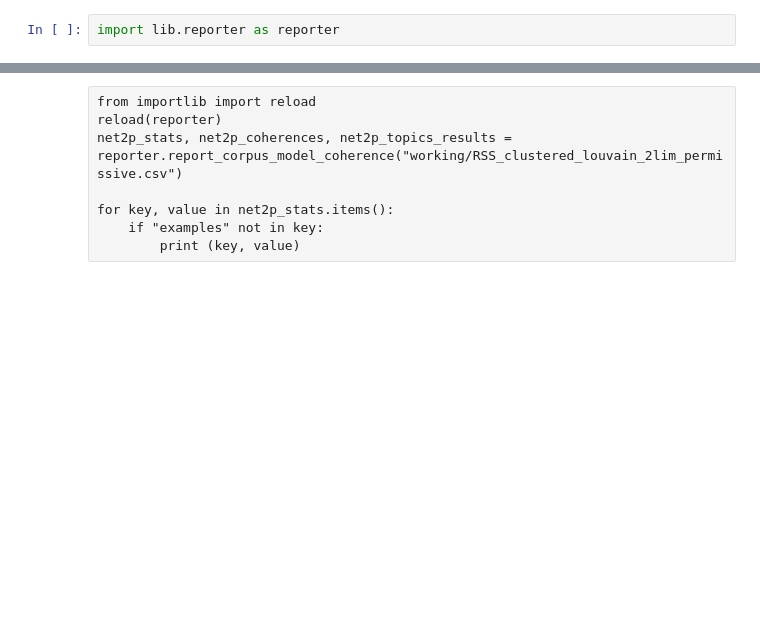
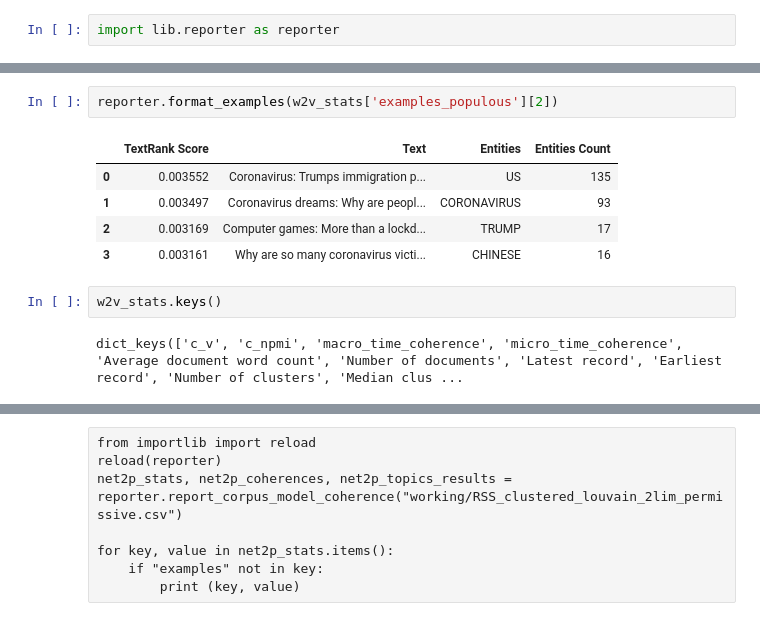
Before and after one commit to MartinChrisWood/news_crow, a Jupyter notebook: 04_clustering_metrics_RSS.ipynb, the cells around one changed output, grey strips where cells are left out. Cells and saved outputs as stored; diff of their text form; blank space fills up the shorter version.

```diff
--- a/04_clustering_metrics_RSS.ipynb
+++ b/04_clustering_metrics_RSS.ipynb
@@ -43,3 +43,15 @@ Percent clustered docs 33.9
+# %%
+reporter.format_examples(w2v_stats['examples_populous'][2])
+# %% [output]
+|  | TextRank Score | Text | Entities | Entities Count |
+| 0 | 0.003552 | Coronavirus: Trumps immigration p... | US | 135 |
+| 1 | 0.003497 | Coronavirus dreams: Why are peopl... | CORONAVIRUS | 93 |
+| 2 | 0.003169 | Computer games: More than a lockd... | TRUMP | 17 |
+| 3 | 0.003161 | Why are so many coronavirus victi... | CHINESE | 16 |
+# %%
+w2v_stats.keys()
+# %% [output]
+dict_keys(['c_v', 'c_npmi', 'macro_time_coherence', 'micro_time_coherence', 'Average document word count', 'Number of documents', 'Latest record', 'Earliest record', 'Number of clusters', 'Median clus ...
 # %%
 for key, value in w2v_stats.items():
     if "examples" in key:
```
Also changed, not shown: parts of 18 cells of this notebook, 8 other files.
